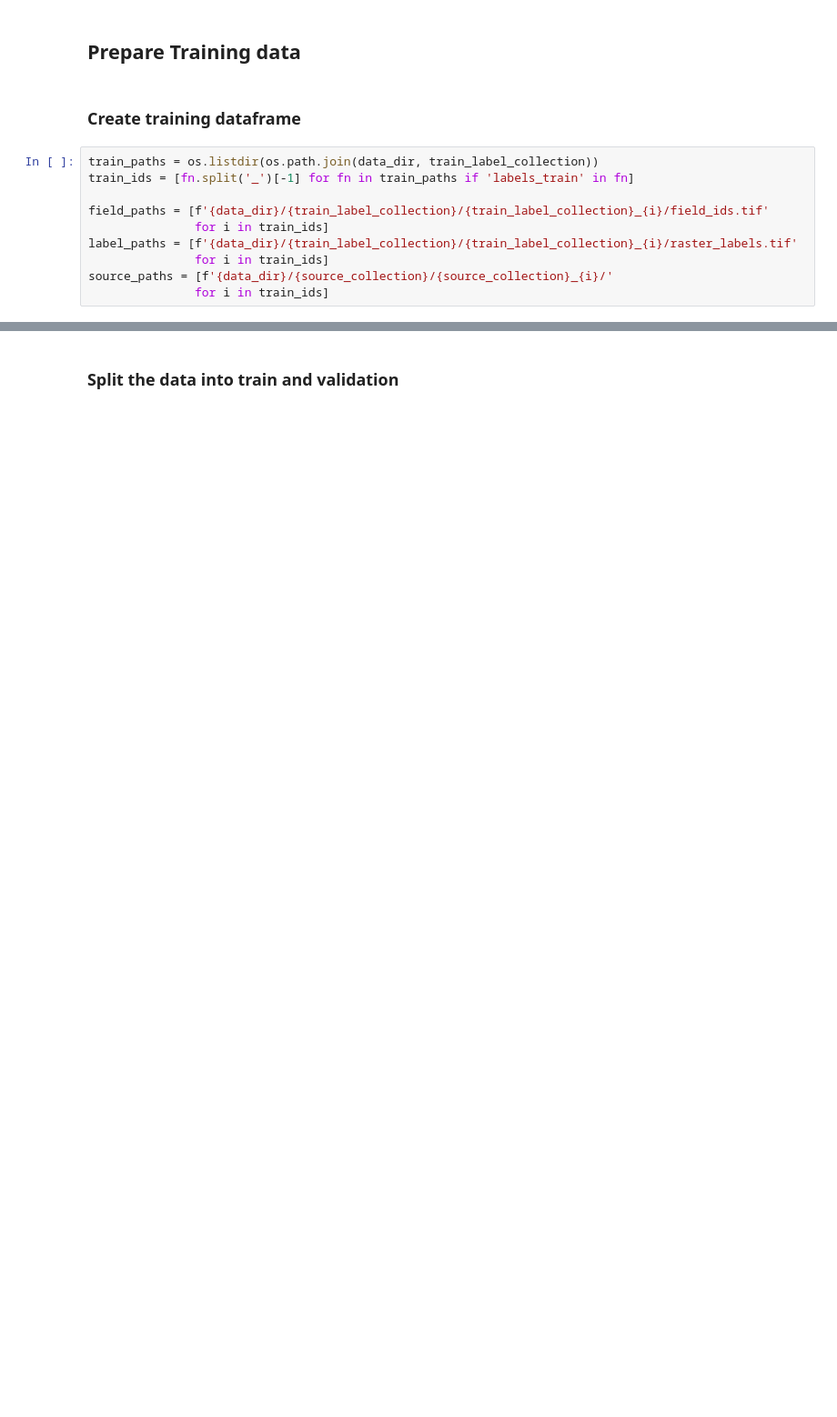
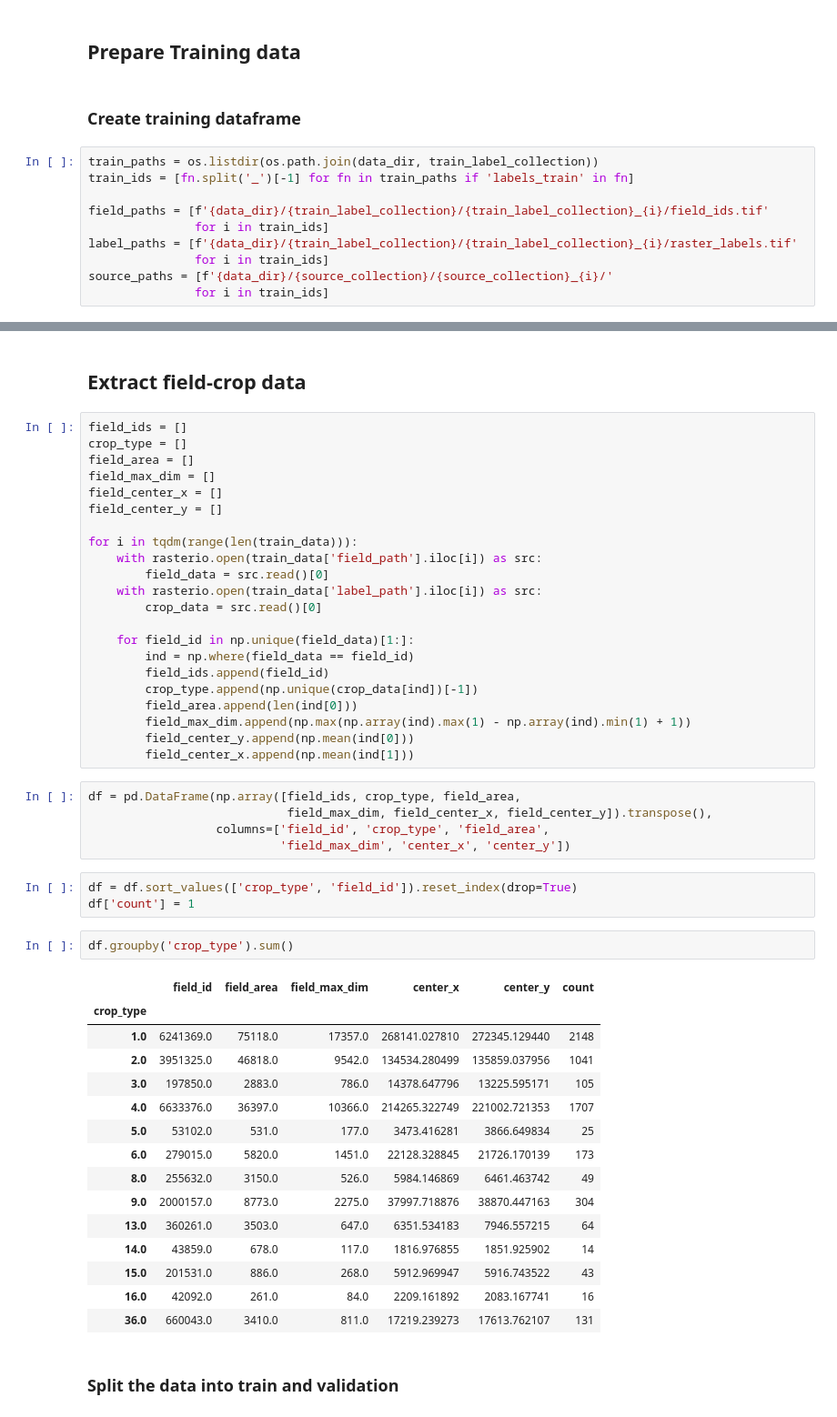
Before and after one commit to amedyukhina/AgrifieldNet, a Jupyter notebook: agrinet.ipynb, the cells around one changed output, grey strips where cells are left out. Shown at 91% size. Drawn from its saved outputs; the diff is of its cells as text; blank space fills up the shorter version.

Commit message:
split data by crop type and field id

```diff
--- a/agrinet.ipynb
+++ b/agrinet.ipynb
@@ -138,2 +129,52 @@ train_data.head()
+# %% [markdown]
+## Extract field-crop data
+# %%
+field_ids = []
+crop_type = []
+field_area = []
+field_max_dim = []
+field_center_x = []
+field_center_y = []
+
+for i in tqdm(range(len(train_data))):
+    with rasterio.open(train_data['field_path'].iloc[i]) as src:
+        field_data = src.read()[0]
+    with rasterio.open(train_data['label_path'].iloc[i]) as src:
+        crop_data = src.read()[0]
+
+    for field_id in np.unique(field_data)[1:]:
+        ind = np.where(field_data == field_id)
+        field_ids.append(field_id)
+        crop_type.append(np.unique(crop_data[ind])[-1])
+        field_area.append(len(ind[0]))
+        field_max_dim.append(np.max(np.array(ind).max(1) - np.array(ind).min(1) + 1))
+        field_center_y.append(np.mean(ind[0]))
+        field_center_x.append(np.mean(ind[1]))
+# %%
+df = pd.DataFrame(np.array([field_ids, crop_type, field_area,
+                            field_max_dim, field_center_x, field_center_y]).transpose(),
+                  columns=['field_id', 'crop_type', 'field_area',
+                           'field_max_dim', 'center_x', 'center_y'])
+# %%
+df = df.sort_values(['crop_type', 'field_id']).reset_index(drop=True)
+df['count'] = 1
+# %%
+df.groupby('crop_type').sum()
+# %% [output]
+|  | field_id | field_area | field_max_dim | center_x | center_y | count |
+| crop_type |  |  |  |  |  |  |
+| 1.0 | 6241369.0 | 75118.0 | 17357.0 | 268141.027810 | 272345.129440 | 2148 |
+| 2.0 | 3951325.0 | 46818.0 | 9542.0 | 134534.280499 | 135859.037956 | 1041 |
+| 3.0 | 197850.0 | 2883.0 | 786.0 | 14378.647796 | 13225.595171 | 105 |
+| 4.0 | 6633376.0 | 36397.0 | 10366.0 | 214265.322749 | 221002.721353 | 1707 |
+| 5.0 | 53102.0 | 531.0 | 177.0 | 3473.416281 | 3866.649834 | 25 |
+| 6.0 | 279015.0 | 5820.0 | 1451.0 | 22128.328845 | 21726.170139 | 173 |
+| 8.0 | 255632.0 | 3150.0 | 526.0 | 5984.146869 | 6461.463742 | 49 |
+| 9.0 | 2000157.0 | 8773.0 | 2275.0 | 37997.718876 | 38870.447163 | 304 |
+| 13.0 | 360261.0 | 3503.0 | 647.0 | 6351.534183 | 7946.557215 | 64 |
+| 14.0 | 43859.0 | 678.0 | 117.0 | 1816.976855 | 1851.925902 | 14 |
+| 15.0 | 201531.0 | 886.0 | 268.0 | 5912.969947 | 5916.743522 | 43 |
+| 16.0 | 42092.0 | 261.0 | 84.0 | 2209.161892 | 2083.167741 | 16 |
+| 36.0 | 660043.0 | 3410.0 | 811.0 | 17219.239273 | 17613.762107 | 131 |
 # %% [markdown]
 ### Split the data into train and validation
```
Also changed, not shown: parts of 30 cells of this notebook.
